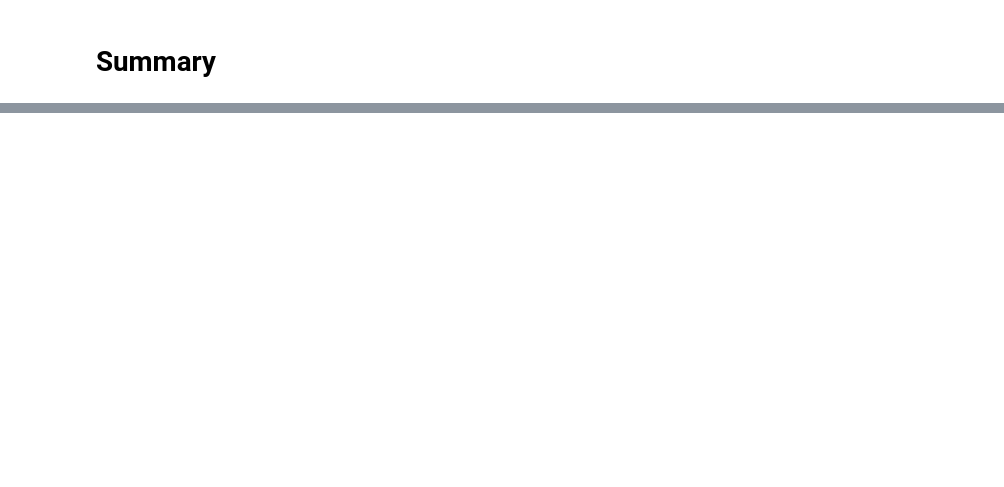
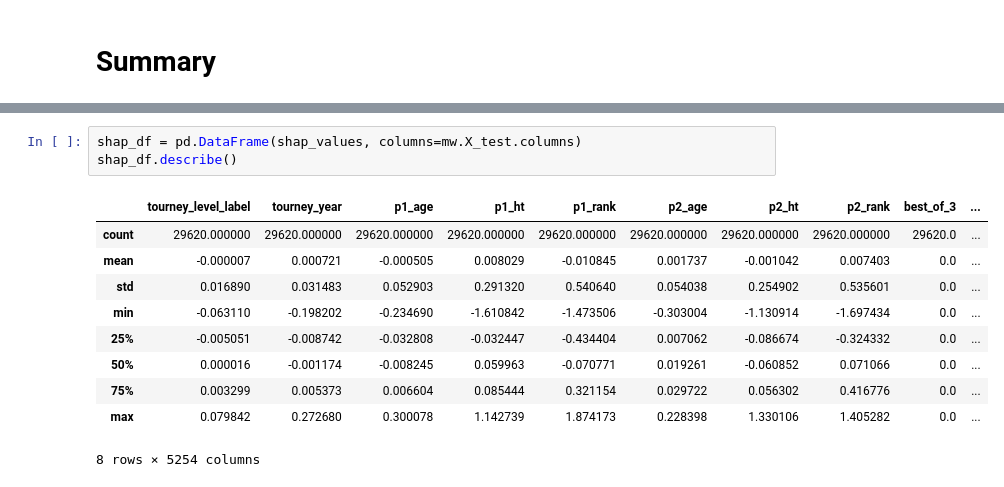
Before and after one commit to sv650s/atp-tennis-predictions, a Jupyter notebook: notebooks/4.0.3-classification_ohe.ipynb, the cells around one changed output, grey strips where cells are left out. Saved outputs shown, nothing was run; the diff lists cells and outputs as text; blank space fills up the shorter version.

```diff
--- a/notebooks/4.0.3-classification_ohe.ipynb
+++ b/notebooks/4.0.3-classification_ohe.ipynb
@@ -230,3 +162,17 @@ Best Model: GradientBoostingClassifier
+# %%
+shap_df = pd.DataFrame(shap_values, columns=mw.X_test.columns)
+shap_df.describe()
+# %% [output]
+|  | tourney_level_label | tourney_year | p1_age | p1_ht | p1_rank | p2_age | p2_ht | p2_rank | best_of_3 | ... |
+| count | 29620.000000 | 29620.000000 | 29620.000000 | 29620.000000 | 29620.000000 | 29620.000000 | 29620.000000 | 29620.000000 | 29620.0 | ... |
+| mean | -0.000007 | 0.000721 | -0.000505 | 0.008029 | -0.010845 | 0.001737 | -0.001042 | 0.007403 | 0.0 | ... |
+| std | 0.016890 | 0.031483 | 0.052903 | 0.291320 | 0.540640 | 0.054038 | 0.254902 | 0.535601 | 0.0 | ... |
+| min | -0.063110 | -0.198202 | -0.234690 | -1.610842 | -1.473506 | -0.303004 | -1.130914 | -1.697434 | 0.0 | ... |
+| 25% | -0.005051 | -0.008742 | -0.032808 | -0.032447 | -0.434404 | 0.007062 | -0.086674 | -0.324332 | 0.0 | ... |
+| 50% | 0.000016 | -0.001174 | -0.008245 | 0.059963 | -0.070771 | 0.019261 | -0.060852 | 0.071066 | 0.0 | ... |
+| 75% | 0.003299 | 0.005373 | 0.006604 | 0.085444 | 0.321154 | 0.029722 | 0.056302 | 0.416776 | 0.0 | ... |
+| max | 0.079842 | 0.272680 | 0.300078 | 1.142739 | 1.874173 | 0.228398 | 1.330106 | 1.405282 | 0.0 | ... |
+8 rows × 5254 columns
 # %%
 print(f'Last Finished: {datetime.now().strftime(DATE_FORMAT)}')
 # %% [output]
```
Also changed, not shown: parts of 13 cells of this notebook, 11 other files.
